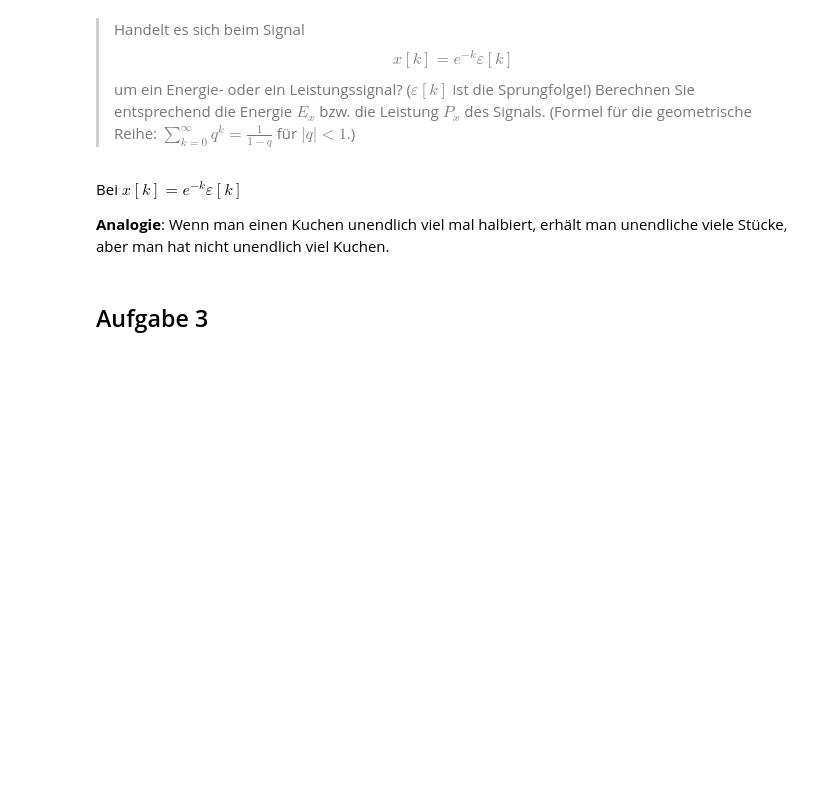
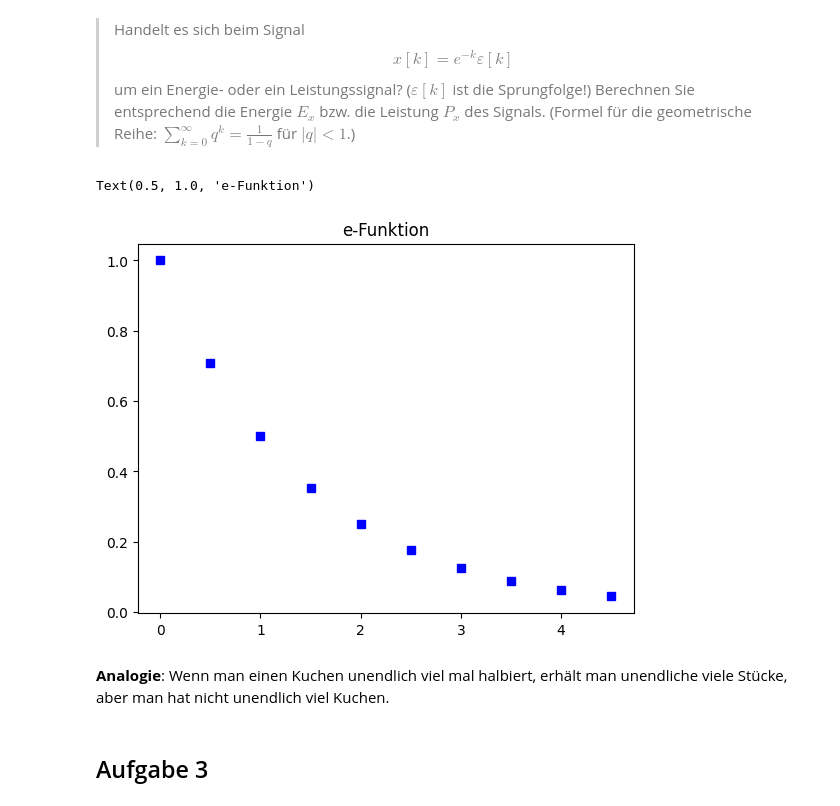
Before and after one commit to joelvonrotz/BSc-electrical-engineering, a Jupyter notebook: semester 3/sus/aufgaben1.ipynb, the cells around one changed output. Cells and saved outputs as stored; diff of their text form; code cells hidden in the pictures; blank space fills up the shorter version.

```diff
--- a/semester 3/sus/aufgaben1.ipynb
+++ b/semester 3/sus/aufgaben1.ipynb
@@ -18,11 +21,12 @@ $$
 # %%
 dt = 0.5
 t = np.arange(0., 5., dt)
-plt.plot(t, np.e**t, 'bs')
+plt.plot(t, 0.5**(t), 'bs')
 plt.title("e-Funktion")
+# %% [output]
+Text(0.5, 1.0, 'e-Funktion')
+[figure, added]
 # %% [markdown]
-Bei $x[k]=e^{-k}\varepsilon[k]$
-
 **Analogie**: Wenn man einen Kuchen unendlich viel mal halbiert, erhält man unendliche viele Stücke, aber man hat nicht unendlich viel Kuchen.
 # %% [markdown]
 ## Aufgabe 3
```
Also changed, not shown: parts of 7 cells of this notebook, 5 other files.
